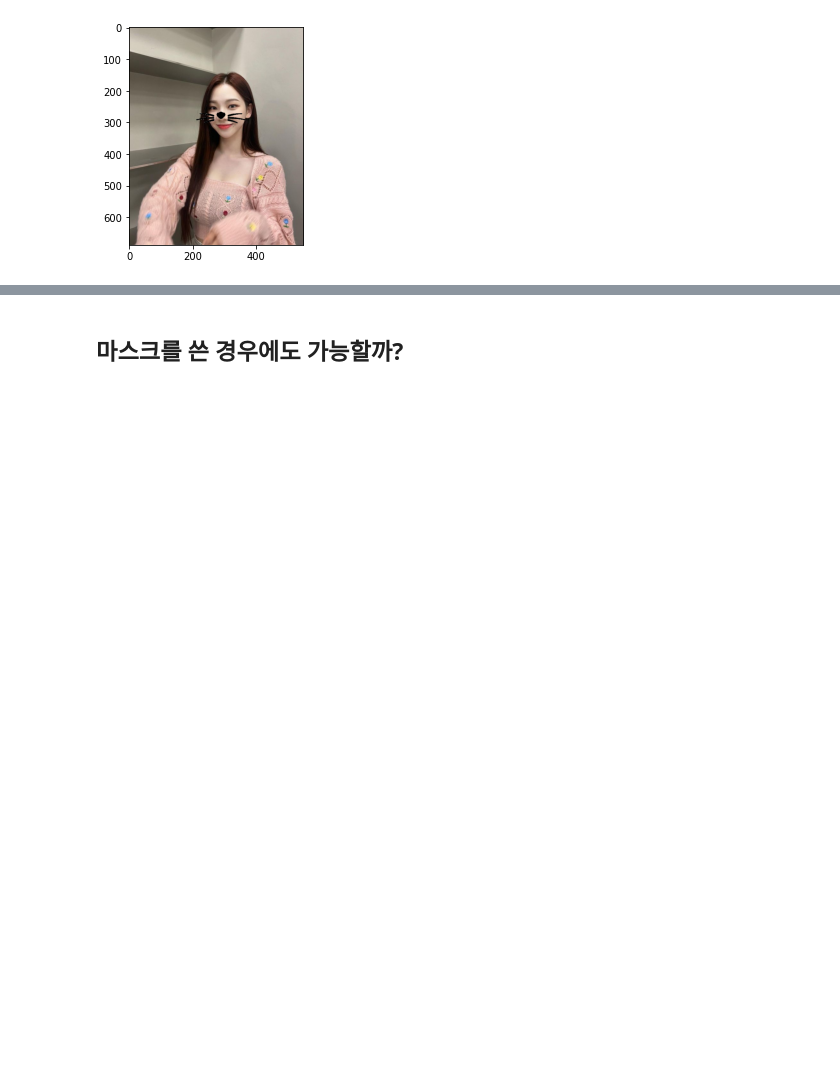
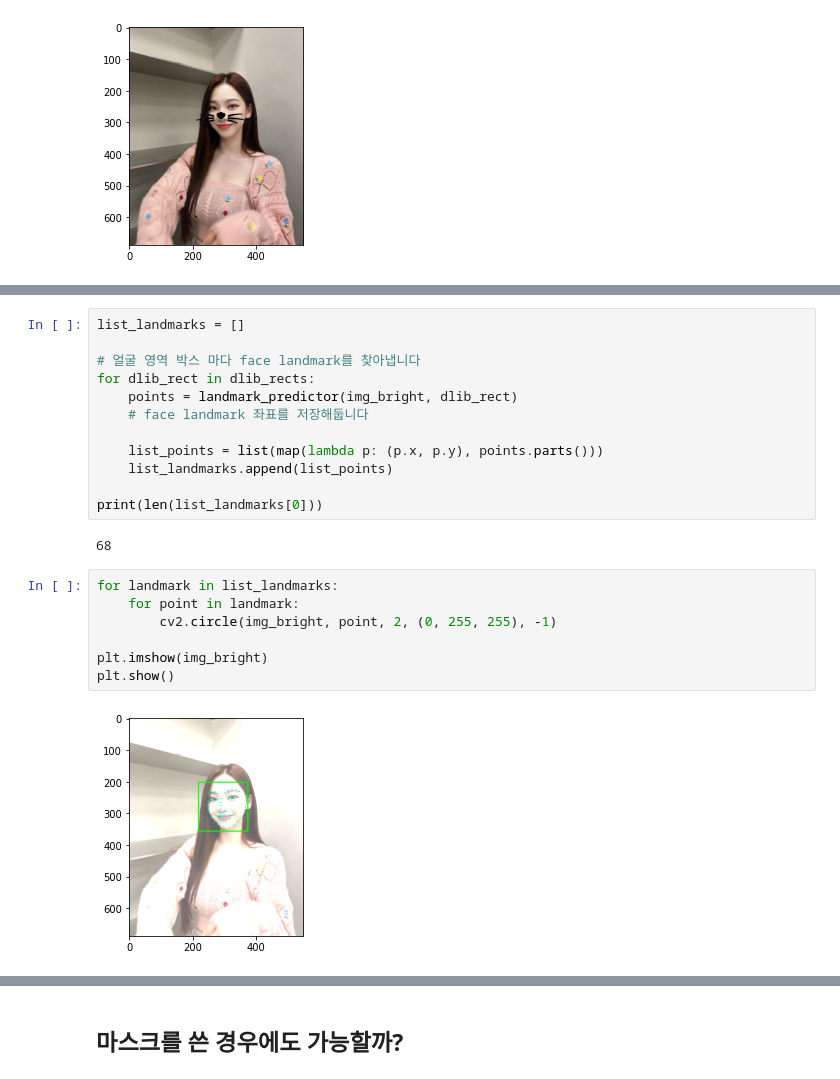
Before and after one commit to del-luna/aiffel, a Jupyter notebook: Exploration/aiffel_exploration_3.ipynb, the cells around one changed output, grey strips where cells are left out. Saved outputs shown, nothing was run; the diff lists cells and outputs as text; blank space fills up the shorter version.

```diff
--- a/Exploration/aiffel_exploration_3.ipynb
+++ b/Exploration/aiffel_exploration_3.ipynb
@@ -110,0 +154,23 @@ plt.show()
+# %%
+list_landmarks = []
+
+# 얼굴 영역 박스 마다 face landmark를 찾아냅니다
+for dlib_rect in dlib_rects:
+    points = landmark_predictor(img_bright, dlib_rect)
+    # face landmark 좌표를 저장해둡니다
+
+    list_points = list(map(lambda p: (p.x, p.y), points.parts()))
+    list_landmarks.append(list_points)
+
+print(len(list_landmarks[0]))
+# %% [output]
+68
+# %%
+for landmark in list_landmarks:
+    for point in landmark:
+        cv2.circle(img_bright, point, 2, (0, 255, 255), -1)
+
+plt.imshow(img_bright)
+plt.show()
+# %% [output]
+[figure, added]
```
Also changed, not shown: parts of 8 cells of this notebook.
